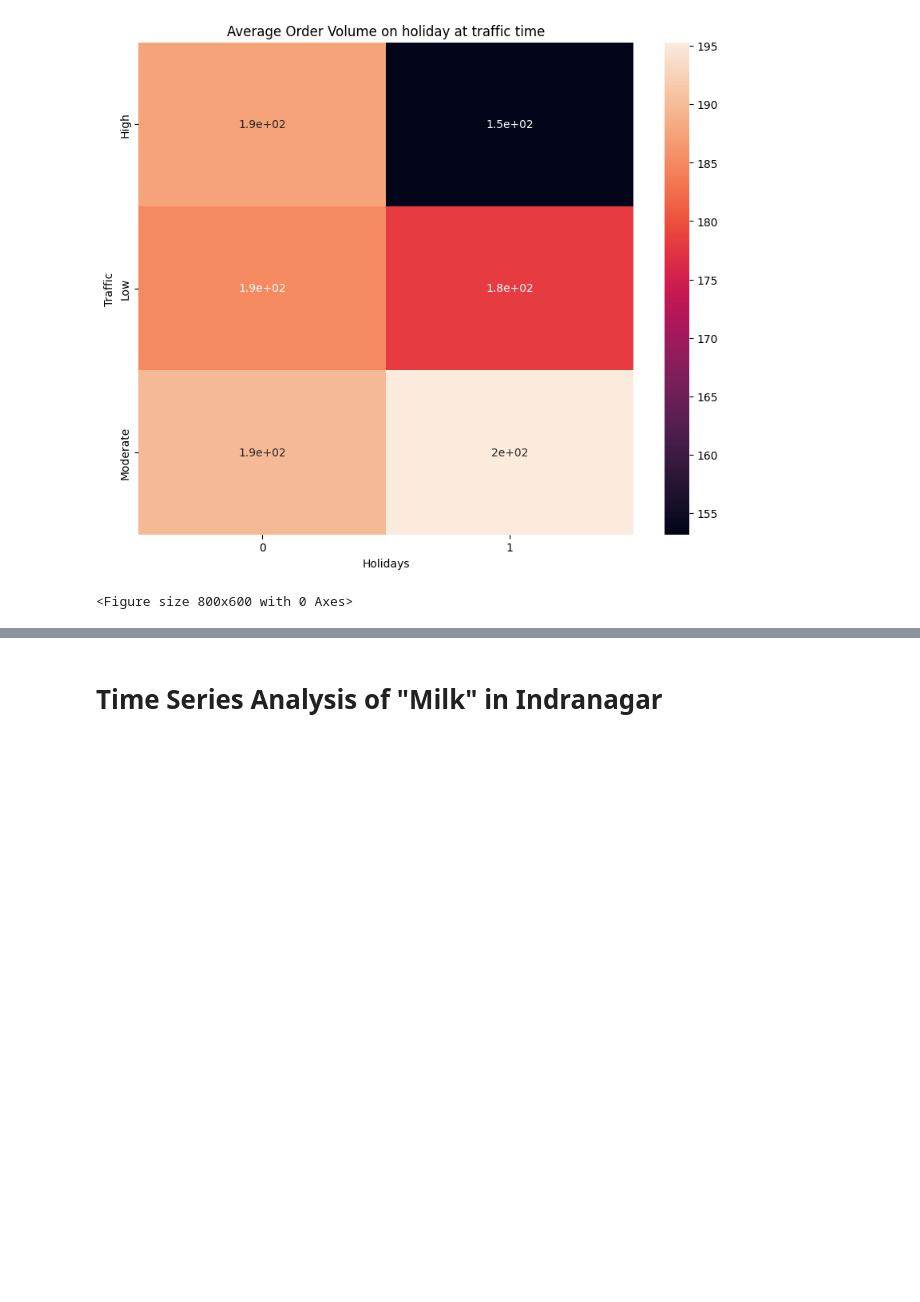
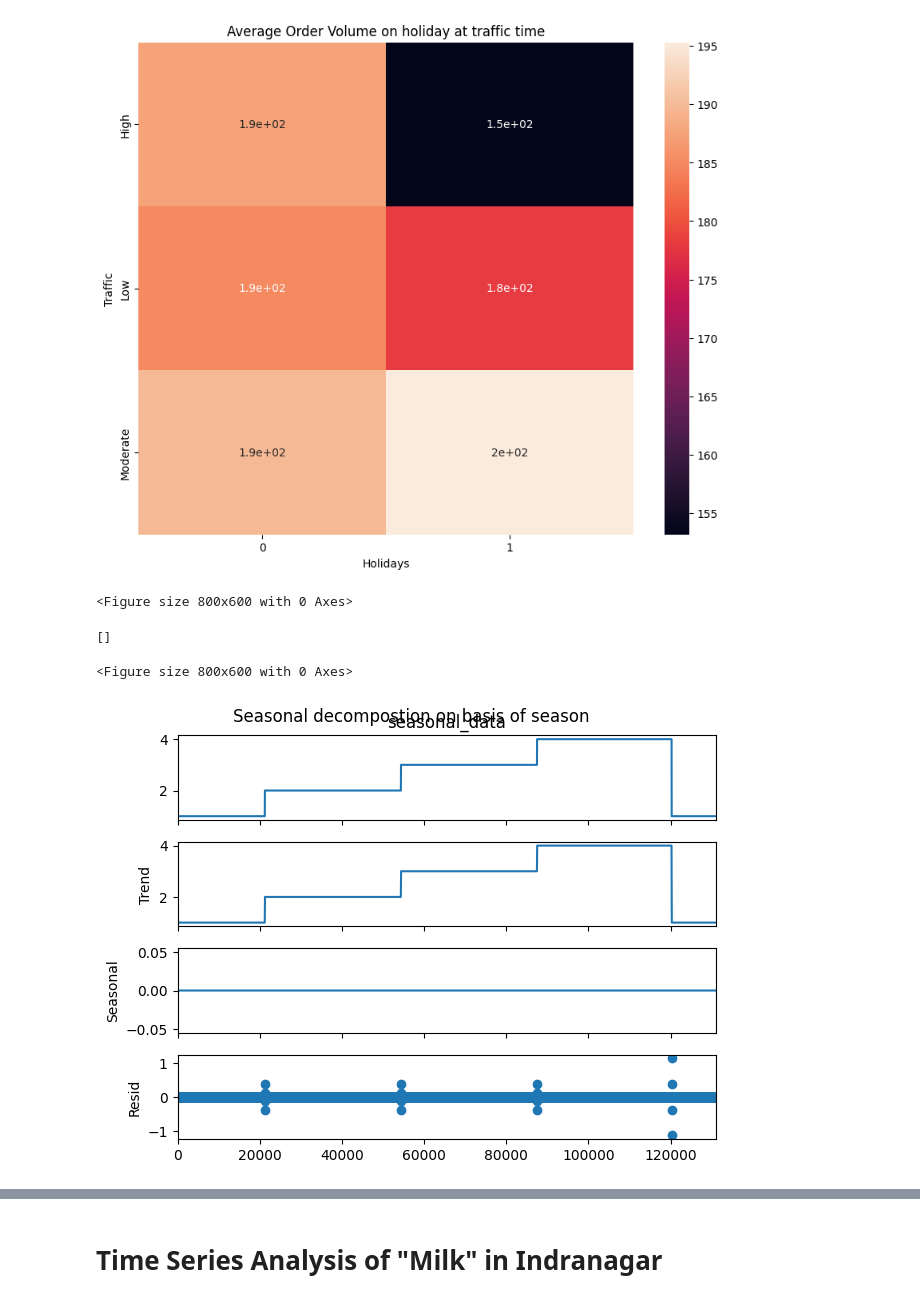
Before and after one commit to rahul8879/swiggy_demand_modelling, a Jupyter notebook: notebooks/analysis.ipynb, the cells around one changed output, grey strips where cells are left out. Cells and saved outputs as stored; diff of their text form; code cells hidden in the pictures; blank space fills up the shorter version.

```diff
--- a/notebooks/analysis.ipynb
+++ b/notebooks/analysis.ipynb
@@ -283,3 +421,14 @@ fig=px.box(analysis_data,x='Weather',y='Order_Volume',color='Location',
 fig.show()
 # %% [output]
 <Figure size 800x600 with 0 Axes>
+# %%
+# Perform seasonal decomposition on 'seasonal_data' using an additive model with a period of 4 (quarters)
+seasonal_decomposition=seasonal_decompose(analysis_data['seasonal_data'],model='additive',period=4)
+plt.figure(figsize=(8,6))
+seasonal_decomposition.plot()
+plt.suptitle('Seasonal decompostion on basis of season')
+plt.plot()
+# %% [output]
+[]
+<Figure size 800x600 with 0 Axes>
+[figure, added]
```
Also changed, not shown: parts of 27 cells of this notebook.
